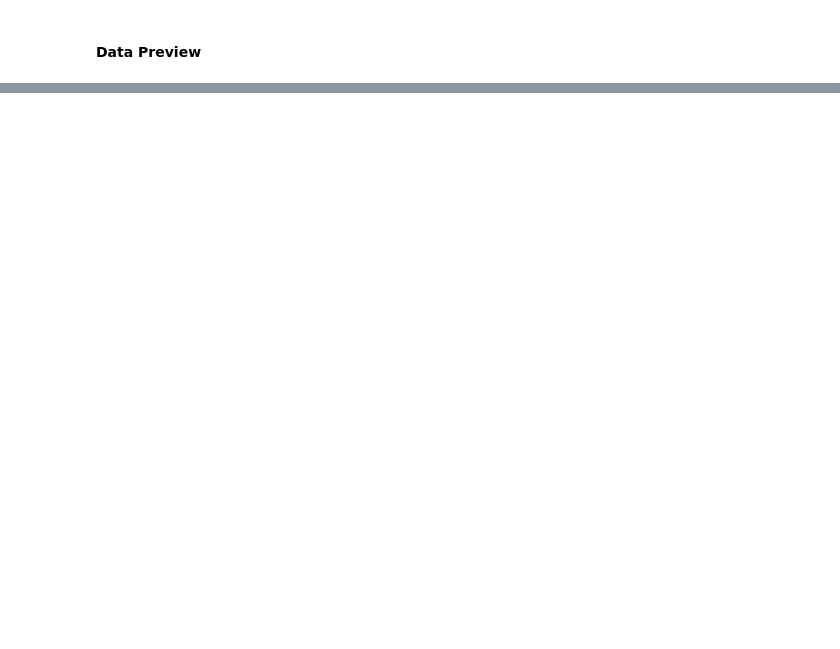
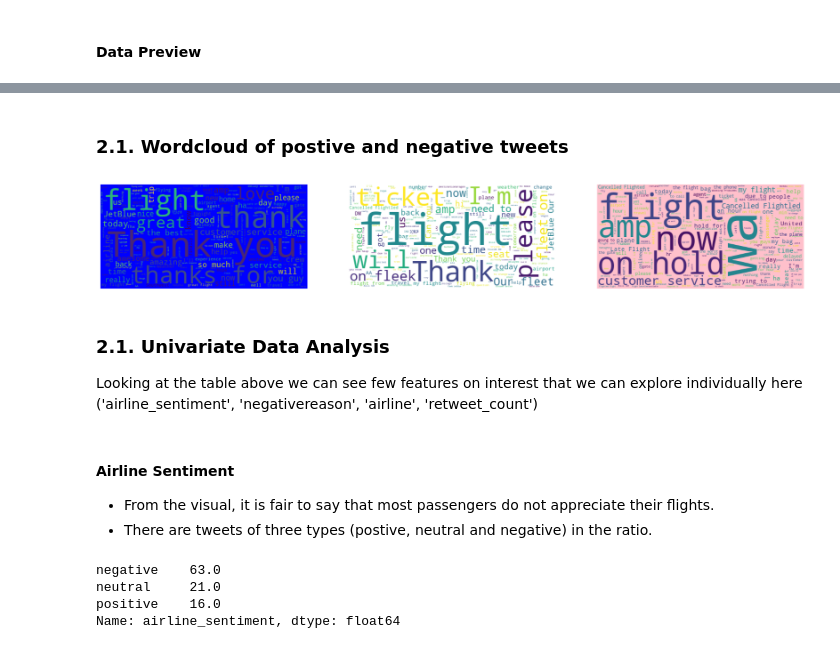
Before and after one commit to elie-wanko/ULMFiT_Sentiment, a Jupyter notebook: notebooks/ULMFiT Sentiment Analysis - EDA.ipynb, the cells around one changed output, grey strips where cells are left out. Drawn from its saved outputs; the diff is of its cells as text; code cells hidden in the pictures; blank space fills up the shorter version.

```diff
--- a/notebooks/ULMFiT Sentiment Analysis - EDA.ipynb
+++ b/notebooks/ULMFiT Sentiment Analysis - EDA.ipynb
@@ -25,3 +30,8 @@ import matplotlib.pyplot as plt
+# %%
+sns.set()
+sns.palplot(sns.color_palette())
+%matplotlib inline
+%config InlineBackend.figure_format='retina'
 # %% [markdown]
 #### Data Preview
 # %%
@@ -59,0 +80,52 @@ memory usage: 1.7+ MB
+# %% [markdown]
+<a id='wc'></a>
+### 2.1. Wordcloud of postive and negative tweets
+# %%
+ps_df = df_data[df_data['airline_sentiment']=='positive']
+pv_words = ' '.join(ps_df['text'])
+pv_word = ' '.join([word for word in pv_words.split() if 'http' not in word and not word.startswith('@') and word != 'RT' ])
+pv_wordcloud = WordCloud(stopwords=STOPWORDS, background_color='blue').generate(pv_word)
+
+nn_df=df_data[df_data['airline_sentiment']=='neutral']
+nn_words = ' '.join(nn_df['text'])
+nn_word = ' '.join([word for word in nn_words.split() if 'http' not in word and not word.startswith('@') and word != 'RT' and word !='wa'])
+nn_wordcloud = WordCloud(stopwords=STOPWORDS, background_color='white').generate(nn_word)
+
+nv_df=df_data[df_data['airline_sentiment']=='negative']
+nv_words = ' '.join(nv_df['text'])
+nv_word = ' '.join([word for word in nv_words.split() if 'http' not in word and not word.startswith('@') and word != 'RT' and word !='wa'])
+nv_wordcloud = WordCloud(stopwords=STOPWORDS, background_color='pink').generate(nv_word)
+# %%
+plt.figure(figsize=(20,20))
+
+plt.subplot(131)
+plt.imshow(pv_wordcloud)
+plt.axis('off')
+
+plt.subplot(132)
+plt.imshow(nn_wordcloud)
+plt.axis('off')
+
+plt.subplot(133)
+plt.imshow(nv_wordcloud)
+plt.axis('off')
+
+plt.show()
+# %% [output]
+[figure, added]
+# %% [markdown]
+<a id='1da'></a>
+### 2.1. Univariate Data Analysis
+
+Looking at the table above we can see few features on interest that we can explore individually here ('airline_sentiment', 'negativereason', 'airline', 'retweet_count')
+# %% [markdown]
+#### Airline Sentiment
+* From the visual, it is fair to say that most passengers do not appreciate their flights.
+* There are tweets of three types (postive, neutral and negative) in the ratio.
+# %%
+df_data['airline_sentiment'].value_counts(normalize=True).round(2)*100
+# %% [output]
+negative    63.0
+neutral     21.0
+positive    16.0
+Name: airline_sentiment, dtype: float64
```
Also changed, not shown: parts of 18 cells of this notebook, 1 other file.
